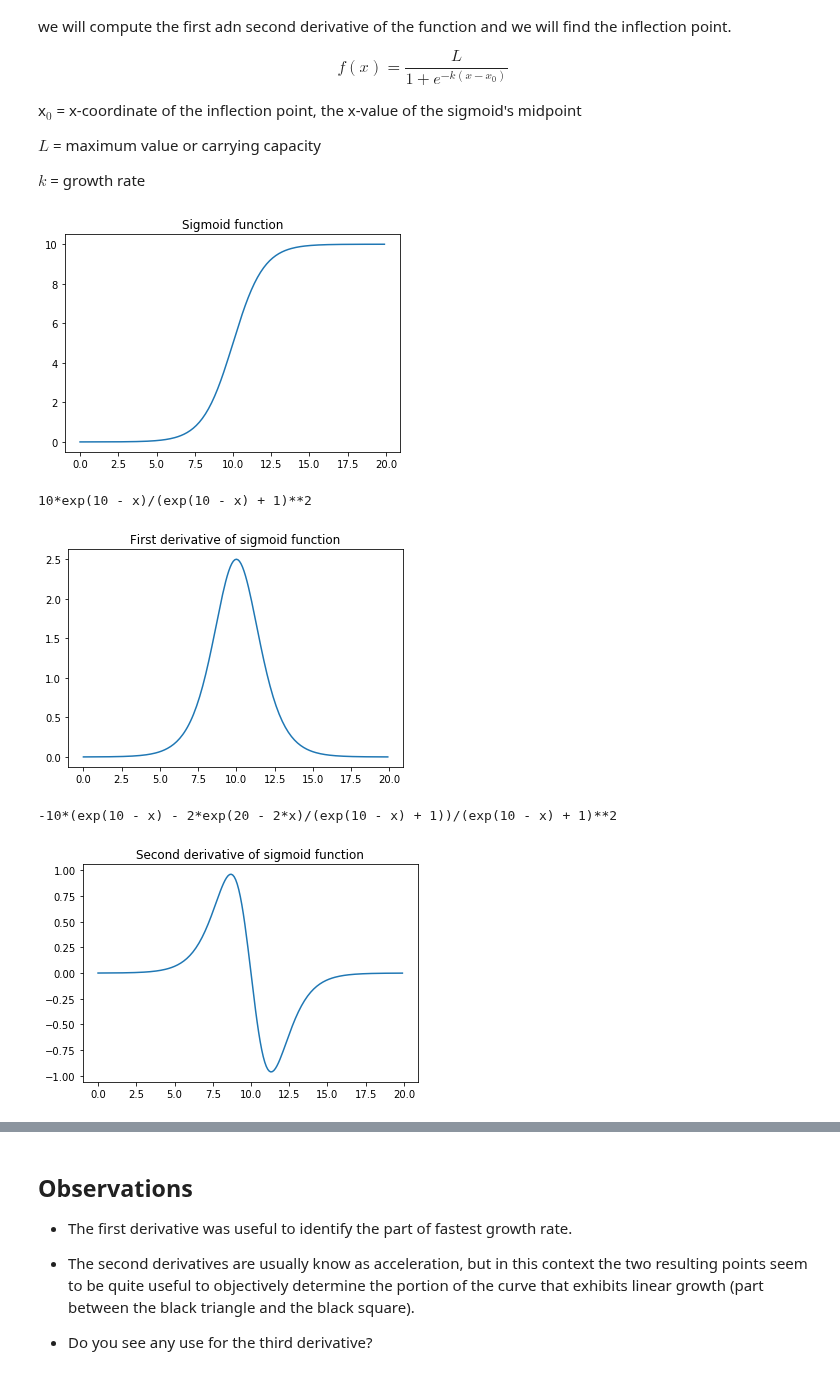
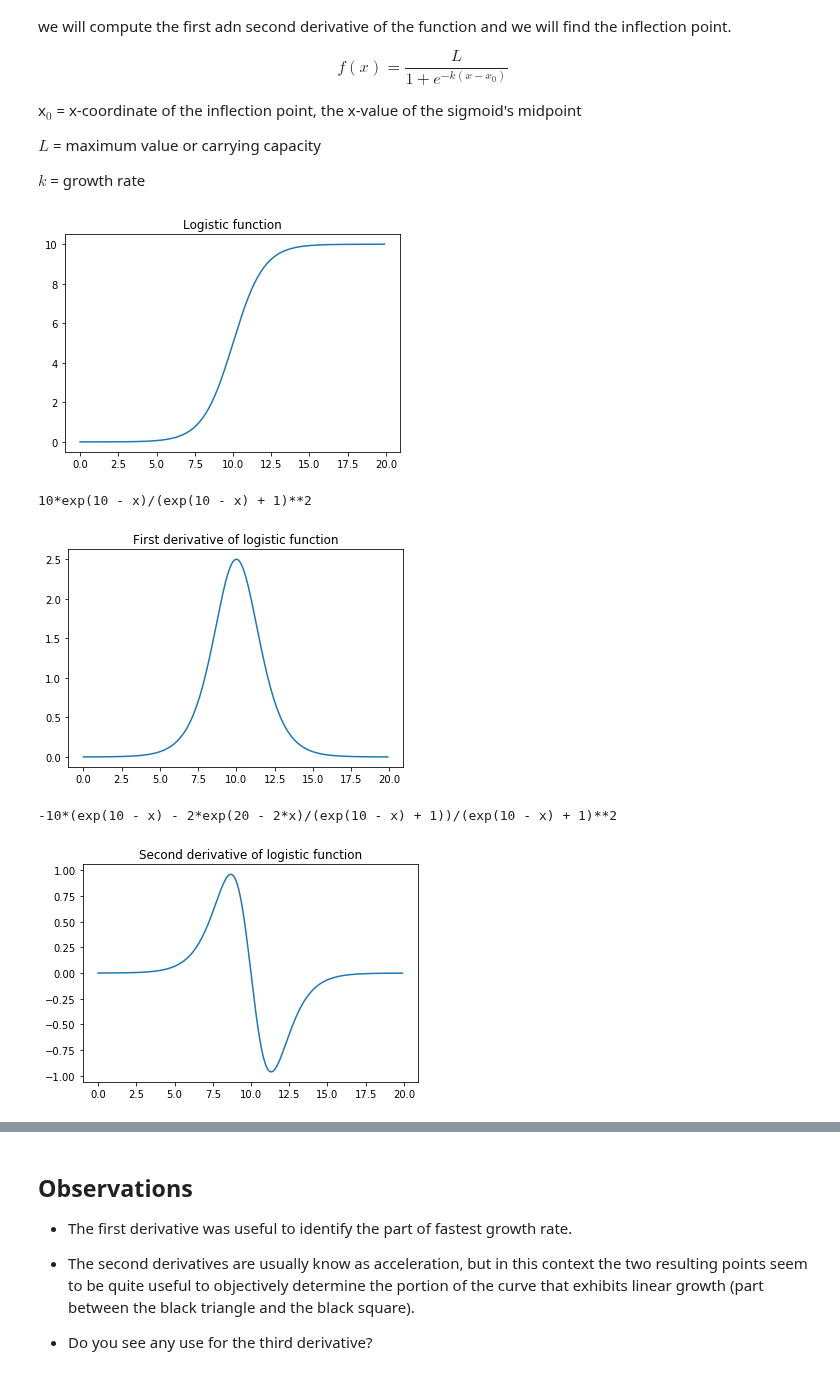
Before and after one commit to andres-patrignani/pynotes, a Jupyter notebook: notebooks/logistic_growth.ipynb, the cells around one changed output, grey strips where cells are left out. Cells and saved outputs as stored; diff of their text form; code cells hidden in the pictures.

Commit message:
Changed sigmoid for logistic

```diff
--- a/notebooks/logistic_growth.ipynb
+++ b/notebooks/logistic_growth.ipynb
@@ -20,6 +20,6 @@ L = 10
 x0 = 10
 k = 1
 x = sympy.symbols('x')
-sigmoid_expr = L / (1+sympy.exp(-k*(x-x0)))
+logistic_expr = L / (1 + sympy.exp(-k*(x-x0)))
 # %%
 # Convert symbolic expression of sigmoid function to lambda function
@@ -30,32 +30,32 @@ lower_xlim = 0
 upper_xlim = 20
 step = 0.1
 xvec = np.arange(lower_xlim,upper_xlim, step)
-yvec = f_sigmoid(xvec)
+yvec = f_logistic(xvec)
 
 plt.figure()
 plt.plot(xvec,yvec)
-plt.title('Sigmoid function')
+plt.title('Logistic function')
 plt.show()
 # %% [output]
-[figure, old version]
+[figure, new version]
 # %%
 # Compute symbolic expression for first derivative of sigmoid function
-sigmoid_expr_prime = sympy.diff(sigmoid_expr, x, 1)
-print(sigmoid_expr_prime)
+logistic_expr_prime = sympy.diff(logistic_expr, x, 1)
+print(logistic_expr_prime)
 # %% [output]
 10*exp(10 - x)/(exp(10 - x) + 1)**2
 # %%
 # Convert symbolic expression of sigmoid first derivative to lambda function
-f_sigmoid_prime = sympy.lambdify(x, sigmoid_expr_prime, 'numpy')
+f_logistic_prime = sympy.lambdify(x, logistic_expr_prime, 'numpy')
 # %%
 # Plot graph of first derivative of sigmoid function
-yvec_prime = f_sigmoid_prime(xvec)
+yvec_prime = f_logistic_prime(xvec)
 
 plt.figure()
 plt.plot(xvec,yvec_prime)
-plt.title('First derivative of sigmoid function')
+plt.title('First derivative of logistic function')
 plt.show()
 # %% [output]
-[figure, old version]
+[figure, new version]
 # %%
 # Compute second derivative of sigmoid function
@@ -69,14 +69,14 @@ f_sigmoid_twoprime = sympy.lambdify(x, sigmoid_expr_twoprime, 'numpy')
 # %%
-# Plot graph of second derivative of sigmoid function
+# Plot graph of second derivative of logistic function
 
-yvec_twoprime = f_sigmoid_twoprime(xvec)
+yvec_twoprime = f_logistic_twoprime(xvec)
 
 plt.figure()
 plt.plot(xvec,yvec_twoprime)
-plt.title('Second derivative of sigmoid function')
+plt.title('Second derivative of logistic function')
 plt.show()
 # %% [output]
-[figure, old version]
+[figure, new version]
 # %%
 # Let's compute some practical values from all this work
 idx_highest_slope = np.argmax(yvec_prime)
```
Also changed, not shown: parts of 4 cells of this notebook, 8 other files.
